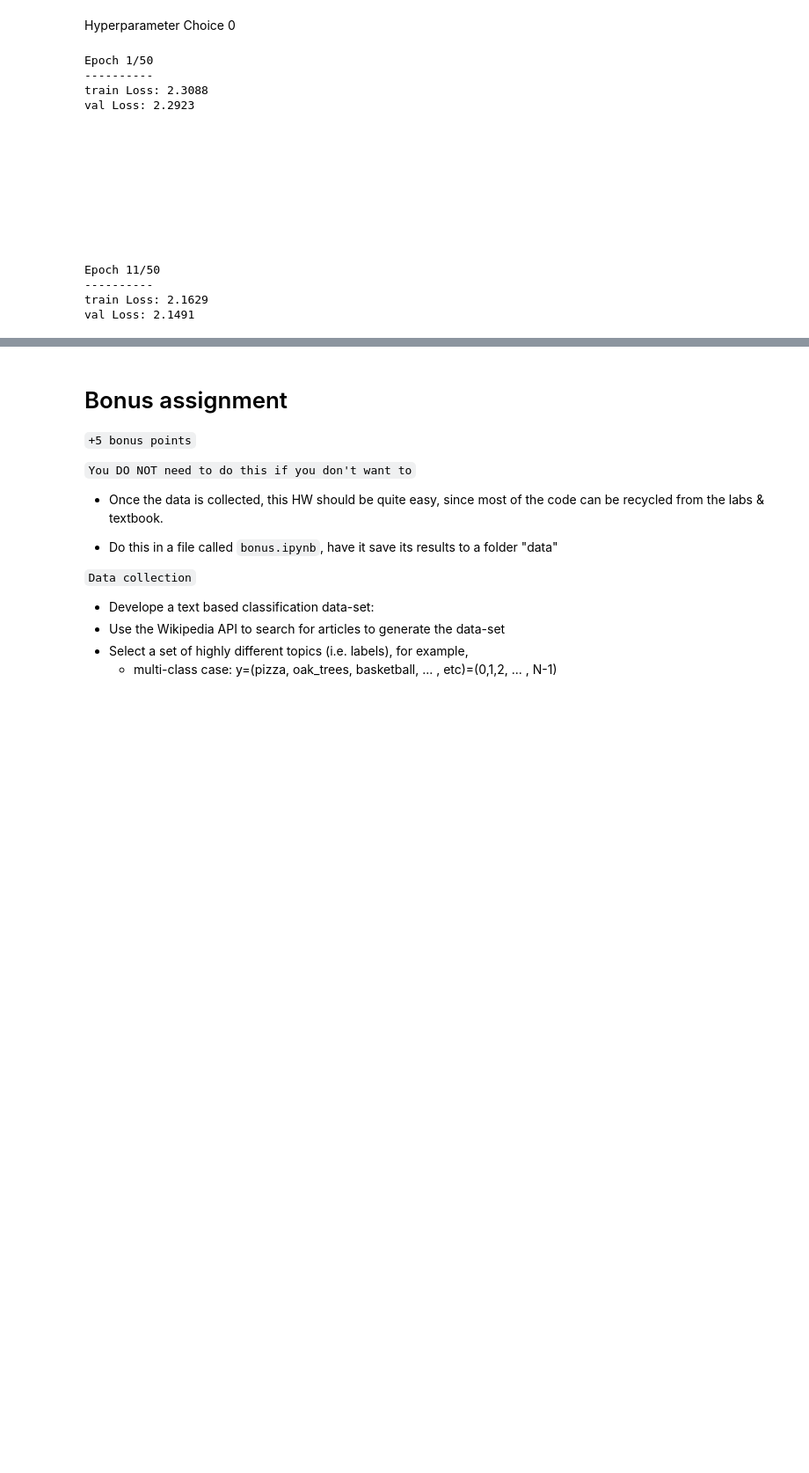
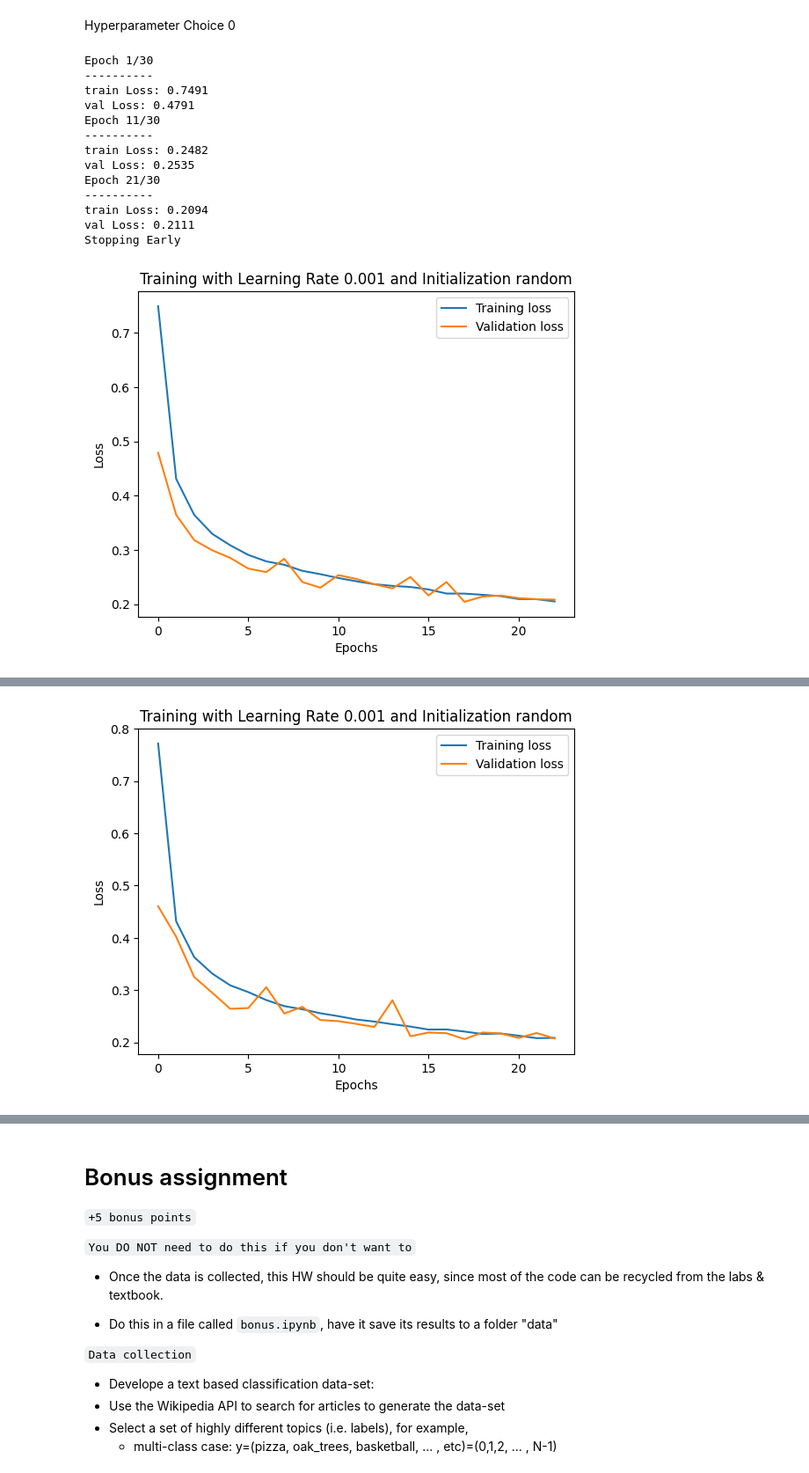
Before and after one commit to lecarpen23/deep_learning_hw, a Jupyter notebook: HW_02-1.ipynb, the cells around one changed output, grey strips where cells are left out. Shown at 88% size. Saved outputs shown, nothing was run; the diff lists cells and outputs as text; code cells hidden in the pictures; blank space fills up the shorter version.

```diff
--- a/HW_02-1.ipynb
+++ b/HW_02-1.ipynb
@@ -116,4 +120,4 @@ train_dataloader, val_dataloader, test_dataloader
 # %%
-device = "cuda" if torch.cuda.is_available() else "cpu"
+device = torch.device("cuda" if torch.cuda.is_available() else "cpu")
 device
 # %% [output]
@@ -281,9 +298,20 @@ class FashionMNISTResNet(nn.Module):
 # %%
 from sklearn.metrics import confusion_matrix
 
-def train_model(model, dataloaders, criterion, optimizer, scheduler, num_epochs=25, early_stopping_patience=10, visualize=True):
+def train_model(model, dataloaders, criterion, optimizer, num_epochs, early_stopping_patience=10, visualize=True, l1_strength=0.0, l2_strength=0.0, lr=0.001, init_type='random'):
     device = torch.device("cuda:0" if torch.cuda.is_available() else "cpu")
     model.to(device)
+
+    optimizer = optimizer.lower()
+
+    if optimizer == 'adam':
+        optimizer = torch.optim.Adam(model.parameters(), lr=lr)
+    elif optimizer == 'sgd':
+        optimizer = torch.optim.SGD(model.parameters(), lr=lr)
+    elif optimizer == 'rmsprop':
+        optimizer = torch.optim.RMSprop(model.parameters(), lr=lr)
+    else:
+        raise ValueError("Unsupported optimizer")
 
     best_model_wts = copy.deepcopy(model.state_dict())
     best_val_loss = float('inf')
@@ -320,6 +348,19 @@ def train_model(model, dataloaders, criterion, optimizer, scheduler, num_epochs=
                     outputs = model(inputs)
                     loss = criterion(outputs, labels)
 
+                    #add in l1 and l2 regularization
+                    if l1_strength > 0:
+                        l1_regularization = torch.tensor(0., requires_grad=True).to(device)
+                        for param in model.parameters():
+                            l1_regularization = l1_regularization + torch.norm(param, 1)
+                        loss += l1_strength * l1_regularization
+
+                    if l2_strength > 0:
+                        l2_regularization = torch.tensor(0., requires_grad=True).to(device)
+                        for param in model.parameters():
+                            l2_regularization = l2_regularization + torch.norm(param, 2)
+                        loss += l2_strength * l2_regularization
+
                     # Backward + optimize only if in training phase
                     if phase == 'train':
                         loss.backward()
@@ -339,7 +380,6 @@ def train_model(model, dataloaders, criterion, optimizer, scheduler, num_epochs=
             # Deep copy the model and implement early stopping
             if phase == 'val':
                 val_losses.append(epoch_loss)
-                scheduler.step(epoch_loss)  # Step the scheduler based on the validation loss
 
                 if epoch_loss < best_val_loss:
                     best_val_loss = epoch_loss
@@ -357,8 +397,6 @@ def train_model(model, dataloaders, criterion, optimizer, scheduler, num_epochs=
             print("Stopping Early")
             break
 
-        print()
-
     if visualize:
         plt.plot(train_losses, label='Training loss')
         plt.plot(val_losses, label='Validation loss')
@@ -432,57 +470,52 @@ def init_weights(m, init_type="random"):
         if m.bias is not None:
             nn.init.constant_(m.bias, 0)
 
-learning_rates = [.000001, .00001, .0001, .001, .01]
+learning_rates = [.00001, .0001, .001]
 init_types = ["random", "xavier"]
 results = defaultdict(list)
 my_activation = "relu"
 
 criterion = nn.CrossEntropyLoss()
 
 for init_type in init_types:
     for lr in learning_rates:
-        model = FashionMNISTResNet(input_shape=1, channels=[32, 32], output_shape=10, activation=my_activation)
+        model = FashionMNISTResNet(input_shape=1, channels=[32, 32], output_shape=10, activation=my_activation, num_layers=2, dropout=.15)
         model.apply(lambda m: init_weights(m, init_type=init_type))
 
         #adam optimizer with various learning rates
-        optimizer = optim.Adam(model.parameters(), lr=lr)
-        scheduler = ReduceLROnPlateau(optimizer, 'min', patience=5)
+        optimizer = 'adam'
 
         #train model
         trained_model, best_train_loss, best_val_loss = train_model(model, {'train': train_dataloader, 'val': val_dataloader},
-                                                   criterion, optimizer, scheduler,
-                                                   num_epochs=50, early_stopping_patience=5, visualize=True)
+                                                   criterion, optimizer,
+                                                   num_epochs=30, early_stopping_patience=5, visualize=True)
 
         #save results
         results[init_type].append({'lr': lr, 'best_val_loss': best_val_loss})
 
 #visualize
 for init_type in init_types:
     lrs = [result['lr'] for result in results[init_type]]
     losses = [result['best_val_loss'] for result in results[init_type]]
     plt.plot(lrs, losses, label=f"{init_type} init")
 plt.xscale('log')
 plt.xlabel('Learning Rate')
 plt.ylabel('Validation Loss')
 plt.legend()
 plt.title('Learning Rate vs. Validation Loss')
 plt.show()
 # %% [output]
-Epoch 1/50
+Epoch 1/30
 ----------
-train Loss: 2.3088
-val Loss: 2.2923
-
-
-
-
-
-
-
-
-
-
-Epoch 11/50
+train Loss: 0.7491
+val Loss: 0.4791
+Epoch 11/30
 ----------
-train Loss: 2.1629
-val Loss: 2.1491
+train Loss: 0.2482
+val Loss: 0.2535
+Epoch 21/30
+----------
+train Loss: 0.2094
+val Loss: 0.2111
+Stopping Early
+[figure, added]
@@ -488,0 +539 @@ val Loss: 2.1491
+[figure, added]
```
Also changed, not shown: parts of 8 cells of this notebook, 1 other file.
